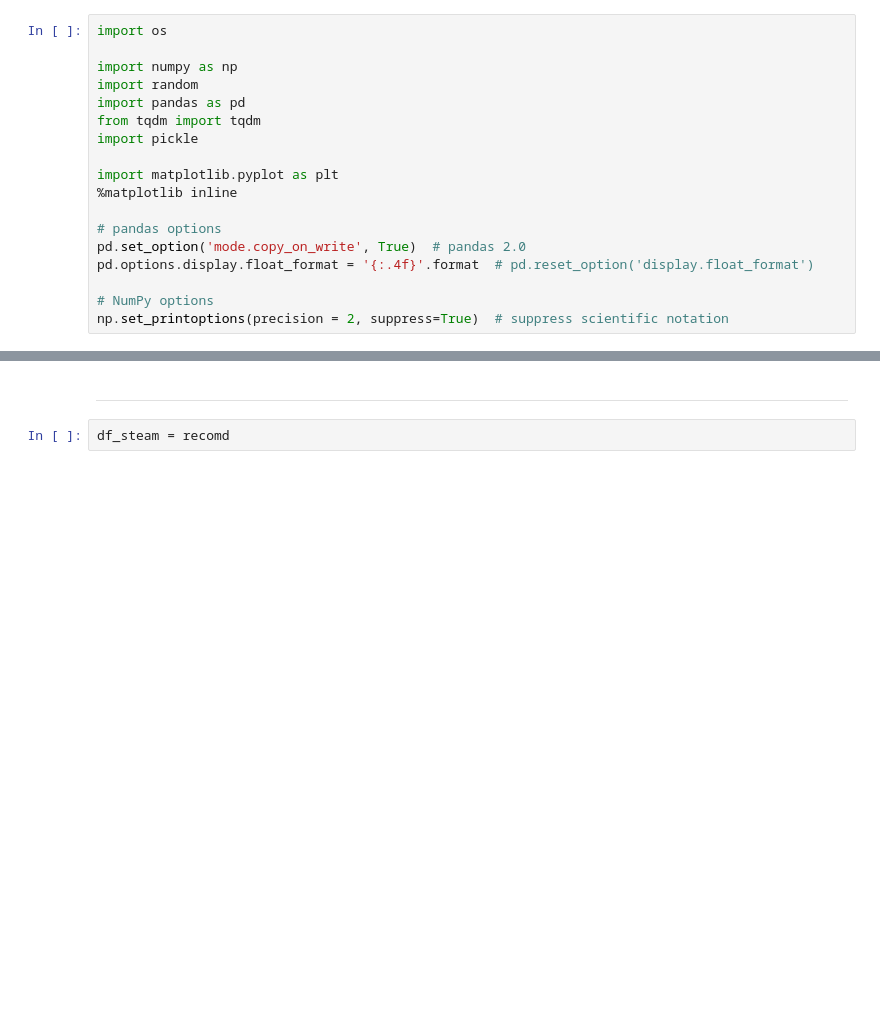
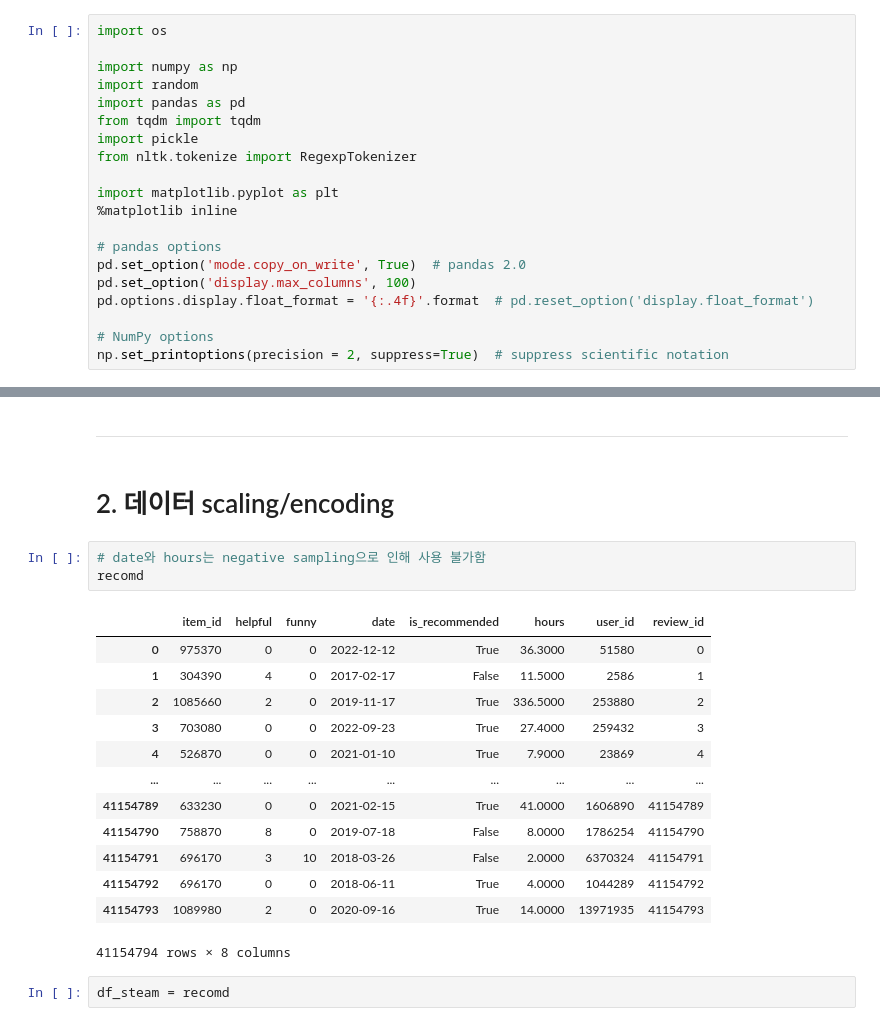
Before and after one commit to boostcampaitech7/level4-recsys-finalproject-hackathon-recsys-09-lv3, a Jupyter notebook: datahub/steam/steam_preprocessing.ipynb, the cells around one changed output, grey strips where cells are left out. Drawn from its saved outputs; the diff is of its cells as text; blank space fills up the shorter version.

Commit message:
Feat: update steam data scaling/encoding #10

```diff
--- a/datahub/steam/steam_preprocessing.ipynb
+++ b/datahub/steam/steam_preprocessing.ipynb
@@ -6,12 +9,14 @@ import random
 import pandas as pd
 from tqdm import tqdm
 import pickle
+from nltk.tokenize import RegexpTokenizer
 
 import matplotlib.pyplot as plt
 %matplotlib inline
 
 # pandas options
 pd.set_option('mode.copy_on_write', True)  # pandas 2.0
+pd.set_option('display.max_columns', 100)
 pd.options.display.float_format = '{:.4f}'.format  # pd.reset_option('display.float_format')
 
 # NumPy options
@@ -172,6 +177,25 @@ Warm B
 ----------------------------------------
 # %% [markdown]
 ---
+# %% [markdown]
+# 2. 데이터 scaling/encoding
+# %%
+# date와 hours는 negative sampling으로 인해 사용 불가함
+recomd
+# %% [output]
+|  | item_id | helpful | funny | date | is_recommended | hours | user_id | review_id |
+| 0 | 975370 | 0 | 0 | 2022-12-12 | True | 36.3000 | 51580 | 0 |
+| 1 | 304390 | 4 | 0 | 2017-02-17 | False | 11.5000 | 2586 | 1 |
+| 2 | 1085660 | 2 | 0 | 2019-11-17 | True | 336.5000 | 253880 | 2 |
+| 3 | 703080 | 0 | 0 | 2022-09-23 | True | 27.4000 | 259432 | 3 |
+| 4 | 526870 | 0 | 0 | 2021-01-10 | True | 7.9000 | 23869 | 4 |
+| ... | ... | ... | ... | ... | ... | ... | ... | ... |
+| 41154789 | 633230 | 0 | 0 | 2021-02-15 | True | 41.0000 | 1606890 | 41154789 |
+| 41154790 | 758870 | 8 | 0 | 2019-07-18 | False | 8.0000 | 1786254 | 41154790 |
+| 41154791 | 696170 | 3 | 10 | 2018-03-26 | False | 2.0000 | 6370324 | 41154791 |
+| 41154792 | 696170 | 0 | 0 | 2018-06-11 | True | 4.0000 | 1044289 | 41154792 |
+| 41154793 | 1089980 | 2 | 0 | 2020-09-16 | True | 14.0000 | 13971935 | 41154793 |
+41154794 rows × 8 columns
 # %%
 df_steam = recomd
 # %%
```
Also changed, not shown: parts of 28 cells of this notebook, 1 other file.
